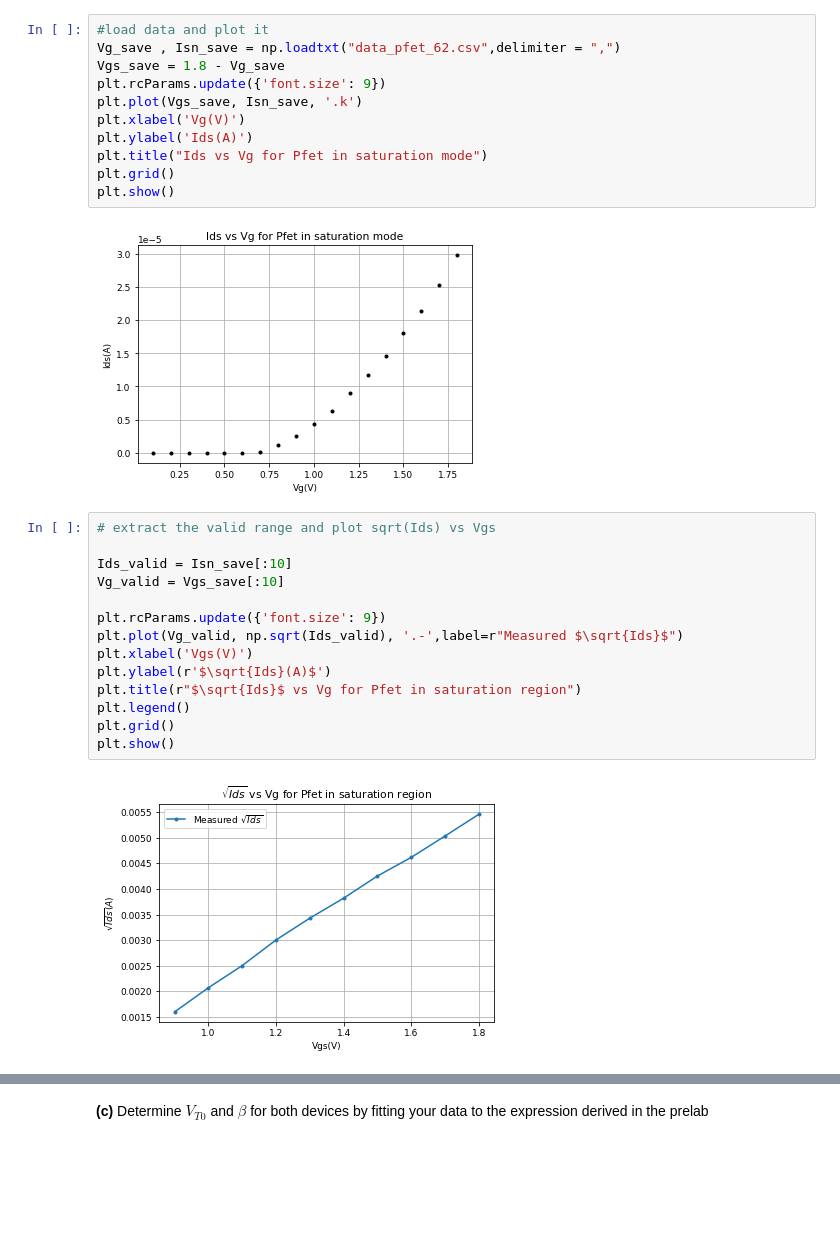
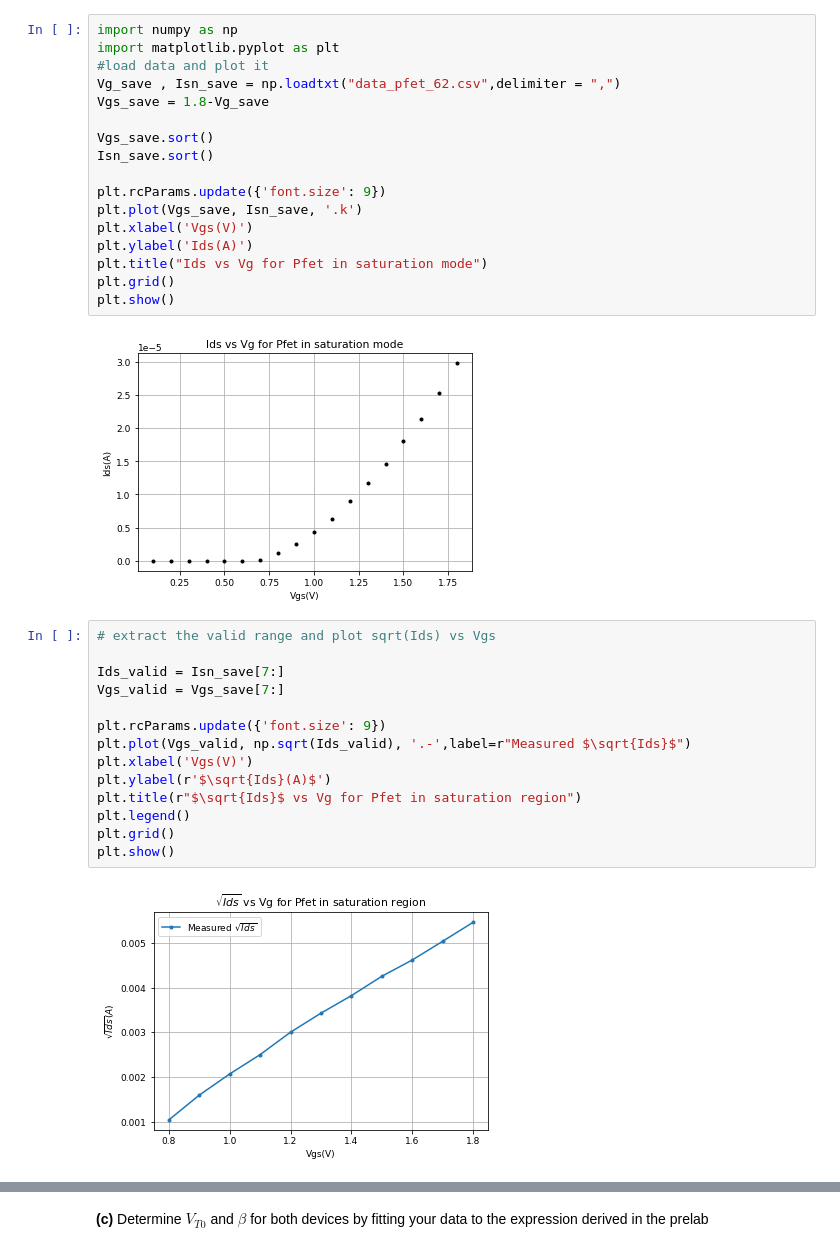
Before and after one commit to daggermaster3000/NE1, a Jupyter notebook: TP3/2022_Lab3_AboveThr_GroupNumber_FirstName_LastName.ipynb, the cells around one changed output, grey strips where cells are left out. Cells and saved outputs as stored; diff of their text form; blank space fills up the shorter version.

```diff
--- a/TP3/2022_Lab3_AboveThr_GroupNumber_FirstName_LastName.ipynb
+++ b/TP3/2022_Lab3_AboveThr_GroupNumber_FirstName_LastName.ipynb
@@ -1114,12 +1119,18 @@ plt.plot(Vg,IDS,"o-")
 data = [Vg,IDS]
 np.savetxt("data_pfet_62.csv",data,delimiter = ",")
 # %%
+import numpy as np
+import matplotlib.pyplot as plt
 #load data and plot it
 Vg_save , Isn_save = np.loadtxt("data_pfet_62.csv",delimiter = ",")
-Vgs_save = 1.8 - Vg_save
+Vgs_save = 1.8-Vg_save
+
+Vgs_save.sort()
+Isn_save.sort()
+
 plt.rcParams.update({'font.size': 9})
 plt.plot(Vgs_save, Isn_save, '.k')
-plt.xlabel('Vg(V)')
+plt.xlabel('Vgs(V)')
 plt.ylabel('Ids(A)')
 plt.title("Ids vs Vg for Pfet in saturation mode")
 plt.grid()
@@ -1129,19 +1140,19 @@ plt.show()
 # %%
 # extract the valid range and plot sqrt(Ids) vs Vgs
 
-Ids_valid = Isn_save[:10]
-Vg_valid = Vgs_save[:10]
+Ids_valid = Isn_save[7:]
+Vgs_valid = Vgs_save[7:]
 
 plt.rcParams.update({'font.size': 9})
-plt.plot(Vg_valid, np.sqrt(Ids_valid), '.-',label=r"Measured $\sqrt{Ids}$")
+plt.plot(Vgs_valid, np.sqrt(Ids_valid), '.-',label=r"Measured $\sqrt{Ids}$")
 plt.xlabel('Vgs(V)')
 plt.ylabel(r'$\sqrt{Ids}(A)$')
 plt.title(r"$\sqrt{Ids}$ vs Vg for Pfet in saturation region")
 plt.legend()
 plt.grid()
 plt.show()
 # %% [output]
-[figure, old version]
+[figure, new version]
 # %%
 # fit in the valid range (you may want to go back and add the fitted line in the plot)
 #We can use polyfit to fit a regression line to our data
```
Also changed, not shown: parts of 21 cells of this notebook, 1 other file.
